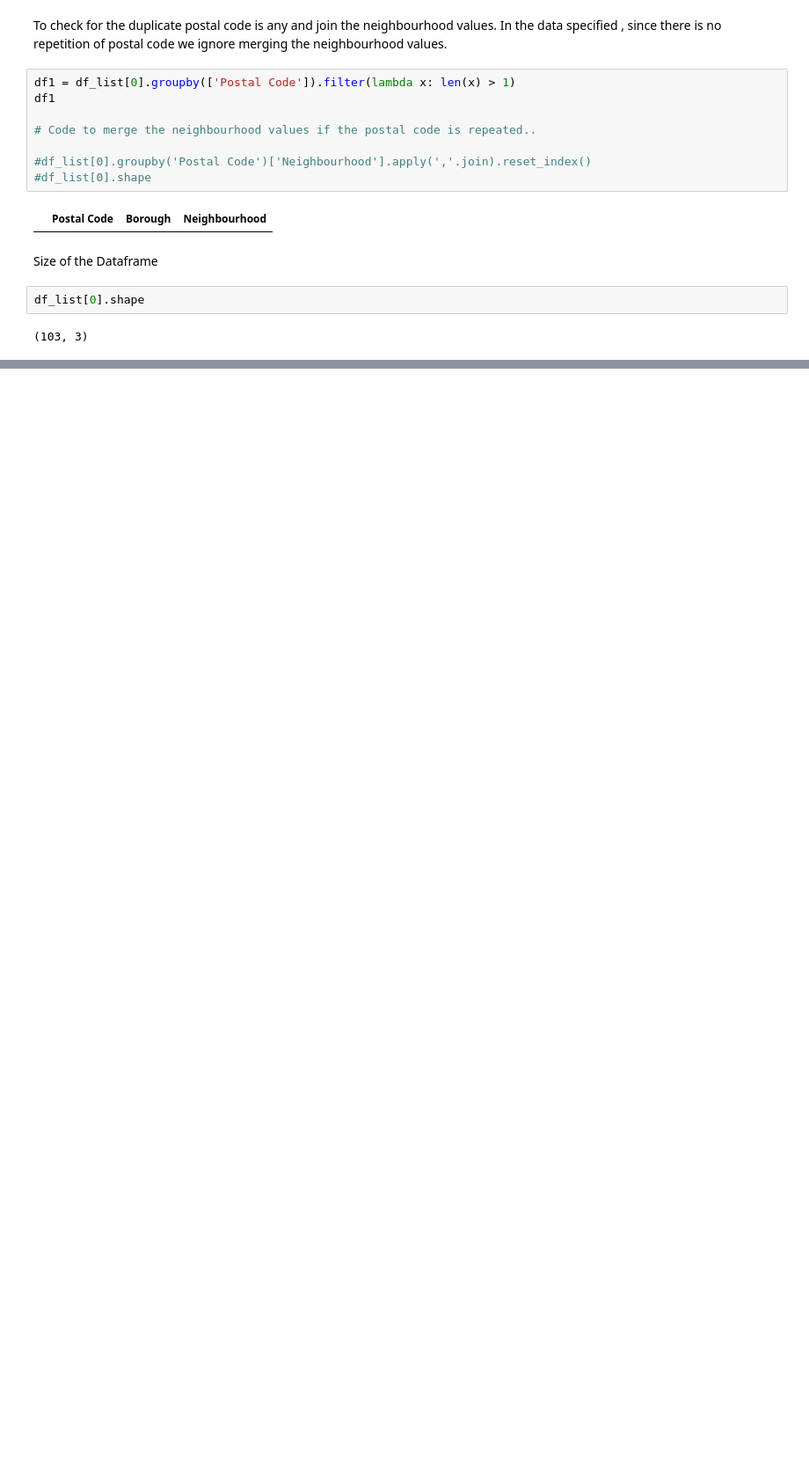
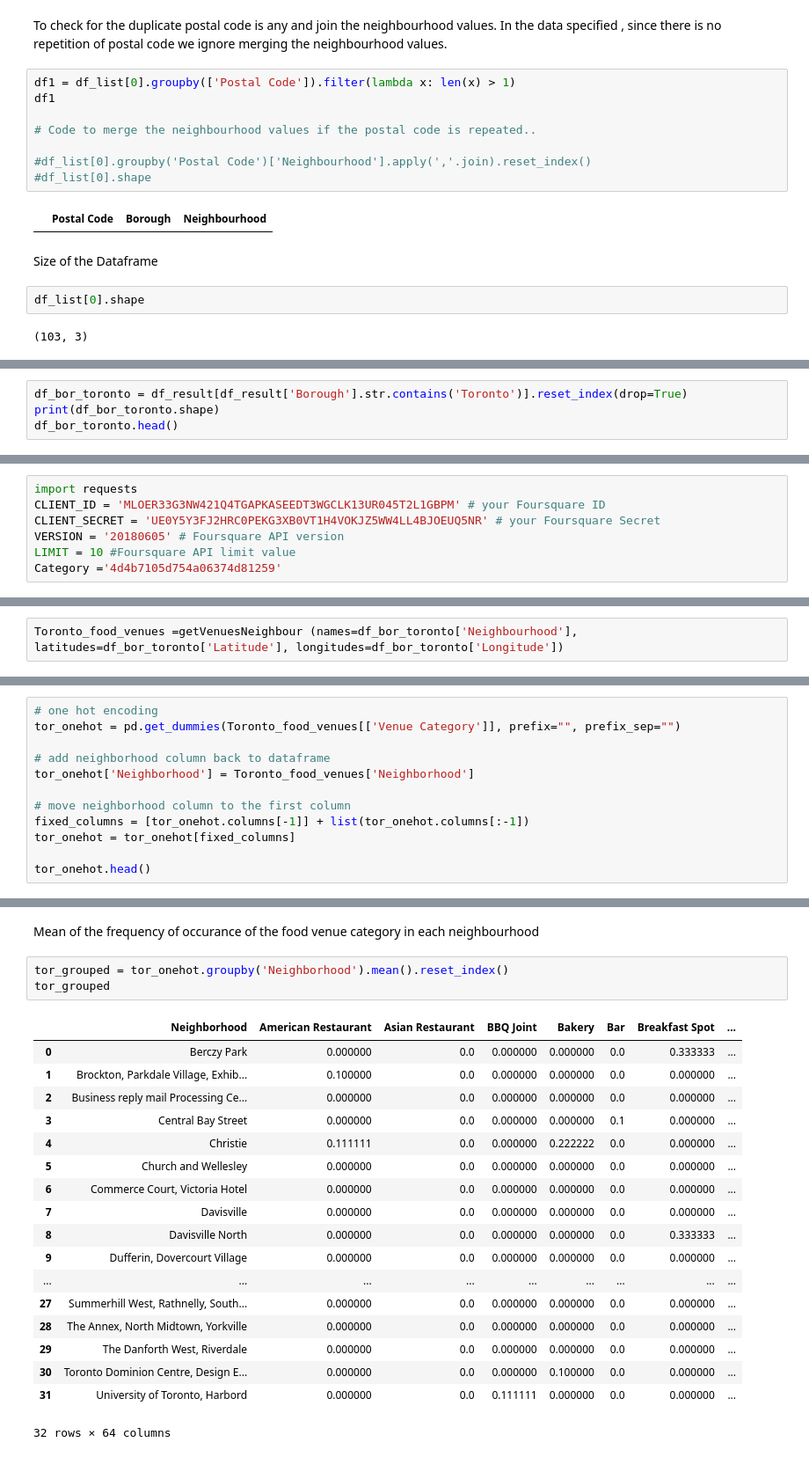
Before and after one commit to snehalatha82/Coursera_Capstone, a Jupyter notebook: NB_cluster_segment.ipynb, the cells around one changed output, grey strips where cells are left out. Shown at 88% size. Drawn from its saved outputs; the diff is of its cells as text; blank space fills up the shorter version.

```diff
--- a/NB_cluster_segment.ipynb
+++ b/NB_cluster_segment.ipynb
@@ -60,0 +114,4 @@ df_list[0].shape
+# %%
+df_bor_toronto = df_result[df_result['Borough'].str.contains('Toronto')].reset_index(drop=True)
+print(df_bor_toronto.shape)
+df_bor_toronto.head()
@@ -60,0 +128,7 @@ df_list[0].shape
+# %%
+import requests
+CLIENT_ID = 'MLOER33G3NW421Q4TGAPKASEEDT3WGCLK13UR045T2L1GBPM' # your Foursquare ID
+CLIENT_SECRET = 'UE0Y5Y3FJ2HRC0PEKG3XB0VT1H4VOKJZ5WW4LL4BJOEUQ5NR' # your Foursquare Secret
+VERSION = '20180605' # Foursquare API version
+LIMIT = 10 #Foursquare API limit value
+Category ='4d4b7105d754a06374d81259'
@@ -60,0 +173,2 @@ df_list[0].shape
+# %%
+Toronto_food_venues =getVenuesNeighbour (names=df_bor_toronto['Neighbourhood'], latitudes=df_bor_toronto['Latitude'], longitudes=df_bor_toronto['Longitude'])
@@ -60,0 +186,12 @@ df_list[0].shape
+# %%
+# one hot encoding
+tor_onehot = pd.get_dummies(Toronto_food_venues[['Venue Category']], prefix="", prefix_sep="")
+
+# add neighborhood column back to dataframe
+tor_onehot['Neighborhood'] = Toronto_food_venues['Neighborhood']
+
+# move neighborhood column to the first column
+fixed_columns = [tor_onehot.columns[-1]] + list(tor_onehot.columns[:-1])
+tor_onehot = tor_onehot[fixed_columns]
+
+tor_onehot.head()
@@ -60,0 +206,24 @@ df_list[0].shape
+# %% [markdown]
+Mean of the frequency of occurance of the food venue category in each neighbourhood
+# %%
+tor_grouped = tor_onehot.groupby('Neighborhood').mean().reset_index()
+tor_grouped
+# %% [output]
+|  | Neighborhood | American Restaurant | Asian Restaurant | BBQ Joint | Bakery | Bar | Breakfast Spot | ... |
+| 0 | Berczy Park | 0.000000 | 0.0 | 0.000000 | 0.000000 | 0.0 | 0.333333 | ... |
+| 1 | Brockton, Parkdale Village, Exhib... | 0.100000 | 0.0 | 0.000000 | 0.000000 | 0.0 | 0.000000 | ... |
+| 2 | Business reply mail Processing Ce... | 0.000000 | 0.0 | 0.000000 | 0.000000 | 0.0 | 0.000000 | ... |
+| 3 | Central Bay Street | 0.000000 | 0.0 | 0.000000 | 0.000000 | 0.1 | 0.000000 | ... |
+| 4 | Christie | 0.111111 | 0.0 | 0.000000 | 0.222222 | 0.0 | 0.000000 | ... |
+| 5 | Church and Wellesley | 0.000000 | 0.0 | 0.000000 | 0.000000 | 0.0 | 0.000000 | ... |
+| 6 | Commerce Court, Victoria Hotel | 0.000000 | 0.0 | 0.000000 | 0.000000 | 0.0 | 0.000000 | ... |
+| 7 | Davisville | 0.000000 | 0.0 | 0.000000 | 0.000000 | 0.0 | 0.000000 | ... |
+| 8 | Davisville North | 0.000000 | 0.0 | 0.000000 | 0.000000 | 0.0 | 0.333333 | ... |
+| 9 | Dufferin, Dovercourt Village | 0.000000 | 0.0 | 0.000000 | 0.000000 | 0.0 | 0.000000 | ... |
+| ... | ... | ... | ... | ... | ... | ... | ... | ... |
+| 27 | Summerhill West, Rathnelly, South... | 0.000000 | 0.0 | 0.000000 | 0.000000 | 0.0 | 0.000000 | ... |
+| 28 | The Annex, North Midtown, Yorkville | 0.000000 | 0.0 | 0.000000 | 0.000000 | 0.0 | 0.000000 | ... |
+| 29 | The Danforth West, Riverdale | 0.000000 | 0.0 | 0.000000 | 0.000000 | 0.0 | 0.000000 | ... |
+| 30 | Toronto Dominion Centre, Design E... | 0.000000 | 0.0 | 0.000000 | 0.100000 | 0.0 | 0.000000 | ... |
+| 31 | University of Toronto, Harbord | 0.000000 | 0.0 | 0.111111 | 0.000000 | 0.0 | 0.000000 | ... |
+32 rows × 64 columns
```
Also changed, not shown: parts of 30 cells of this notebook.
